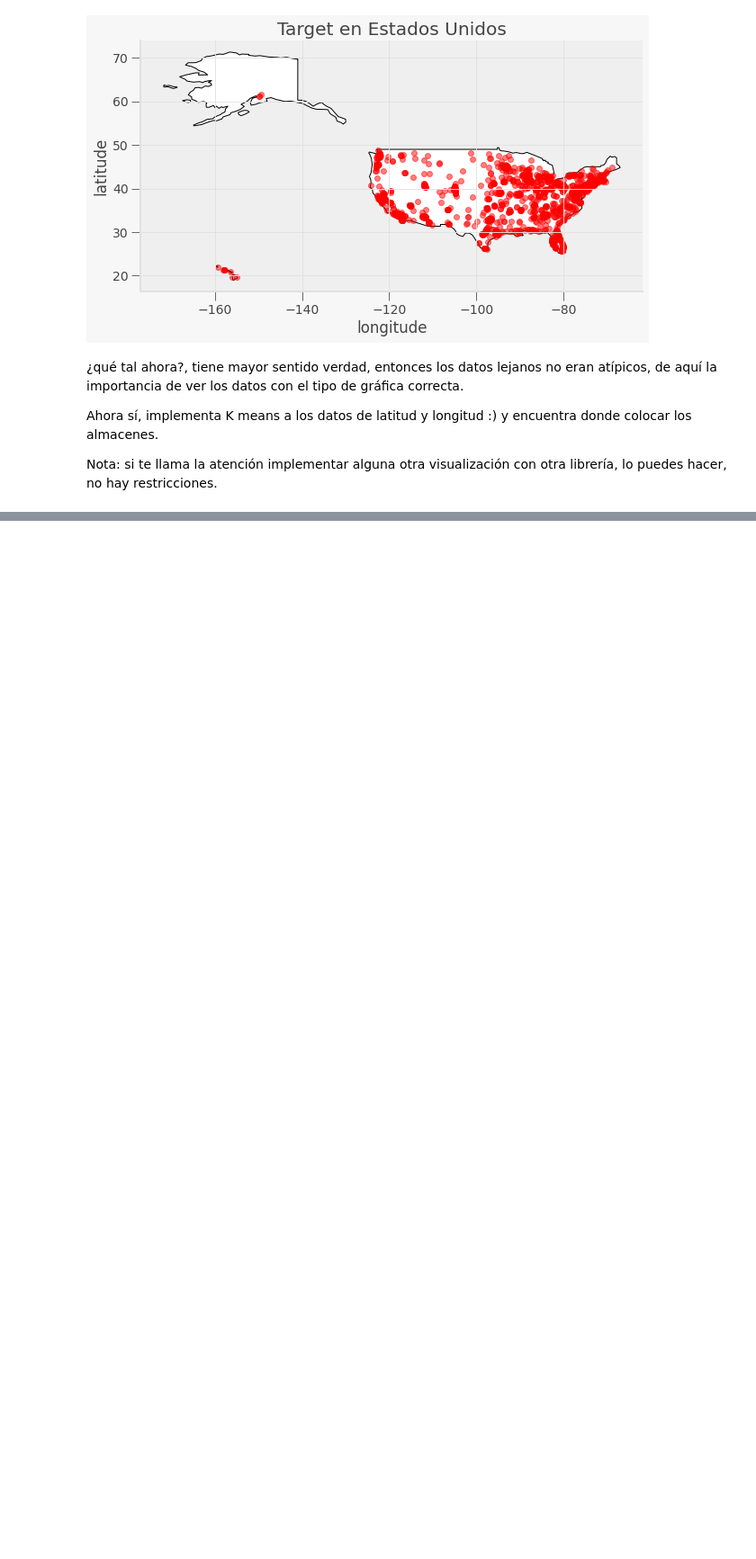
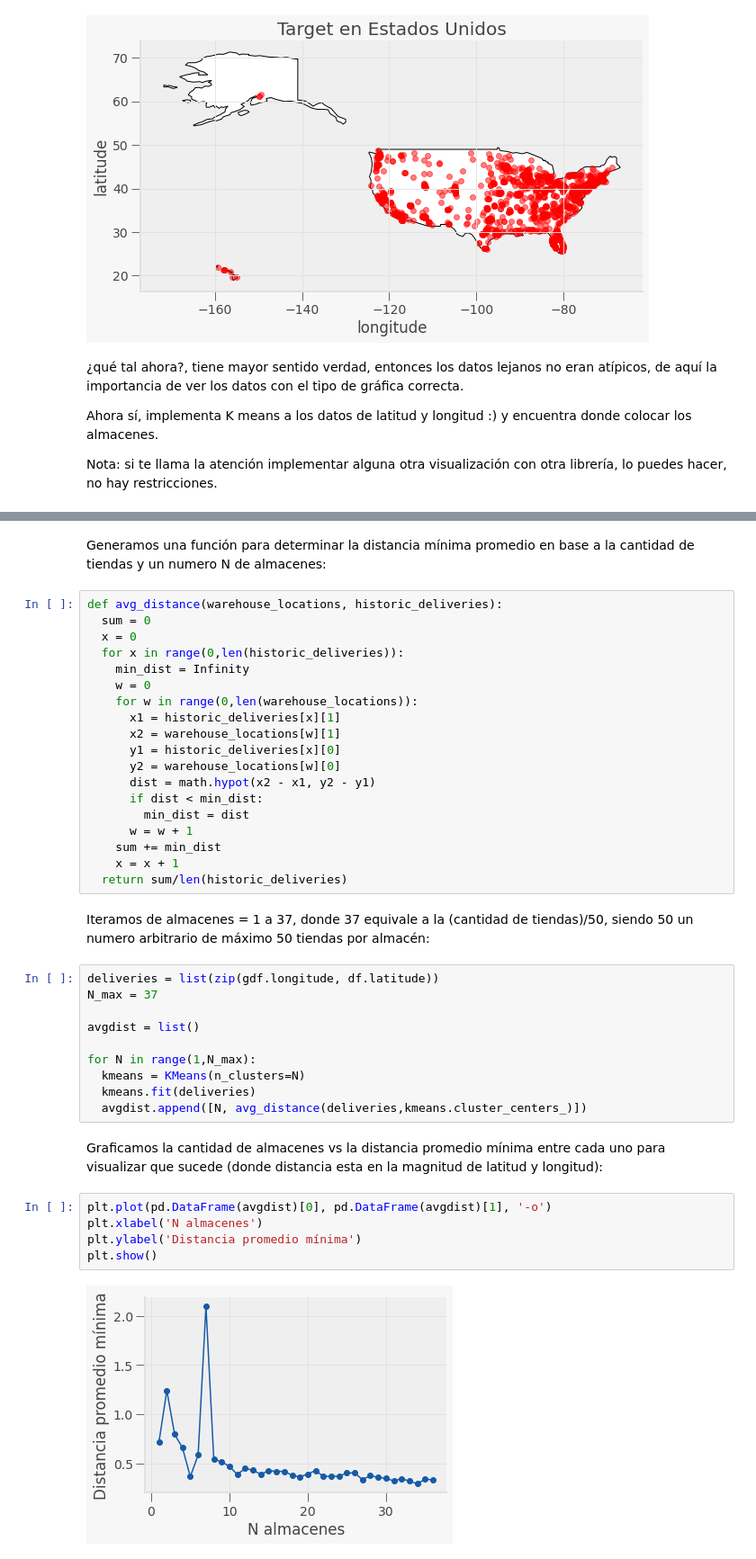
Before and after one commit to PosgradoMNA/actividades-de-aprendizaje-gerardoaaron_castanedajaramillo, a Jupyter notebook: Actividad Semanal -- 7 K means.ipynb, the cells around one changed output, grey strips where cells are left out. Shown at 90% size. Cells and saved outputs as stored; diff of their text form; blank space fills up the shorter version.

```diff
--- a/Actividad Semanal -- 7 K means.ipynb
+++ b/Actividad Semanal -- 7 K means.ipynb
@@ -220,0 +229,42 @@ Nota: si te llama la atención implementar alguna otra visualización con otra l
+# %% [markdown]
+Generamos una función para determinar la distancia mínima promedio en base a la cantidad de tiendas y un numero N de almacenes:
+# %%
+def avg_distance(warehouse_locations, historic_deliveries):
+  sum = 0
+  x = 0
+  for x in range(0,len(historic_deliveries)):
+    min_dist = Infinity
+    w = 0
+    for w in range(0,len(warehouse_locations)):
+      x1 = historic_deliveries[x][1]
+      x2 = warehouse_locations[w][1]
+      y1 = historic_deliveries[x][0]
+      y2 = warehouse_locations[w][0]
+      dist = math.hypot(x2 - x1, y2 - y1)
+      if dist < min_dist:
+        min_dist = dist
+      w = w + 1
+    sum += min_dist
+    x = x + 1
+  return sum/len(historic_deliveries)
+# %% [markdown]
+Iteramos de almacenes = 1 a 37, donde 37 equivale a la (cantidad de tiendas)/50, siendo 50 un numero arbitrario de máximo 50 tiendas por almacén:
+# %%
+deliveries = list(zip(gdf.longitude, df.latitude))
+N_max = 37
+
+avgdist = list()
+
+for N in range(1,N_max):
+  kmeans = KMeans(n_clusters=N)
+  kmeans.fit(deliveries)
+  avgdist.append([N, avg_distance(deliveries,kmeans.cluster_centers_)])
+# %% [markdown]
+Graficamos la cantidad de almacenes vs la distancia promedio mínima entre cada uno para visualizar que sucede (donde distancia esta en la magnitud de latitud y longitud):
+# %%
+plt.plot(pd.DataFrame(avgdist)[0], pd.DataFrame(avgdist)[1], '-o')
+plt.xlabel('N almacenes')
+plt.ylabel('Distancia promedio mínima')
+plt.show()
+# %% [output]
+[figure, added]
```
Also changed, not shown: parts of 27 cells of this notebook.
